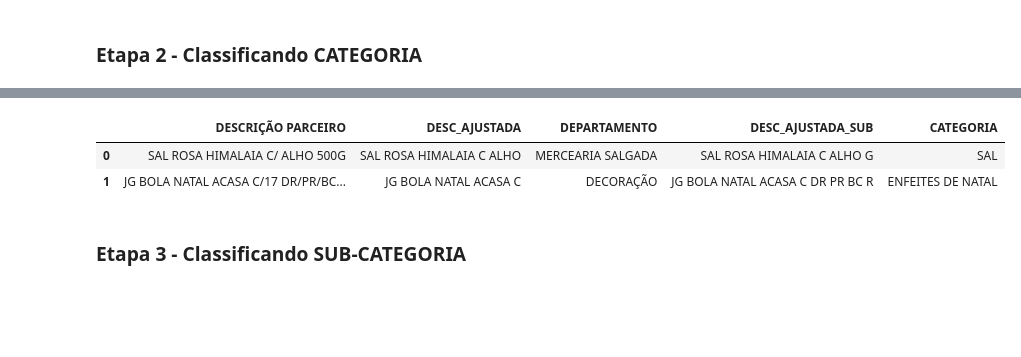
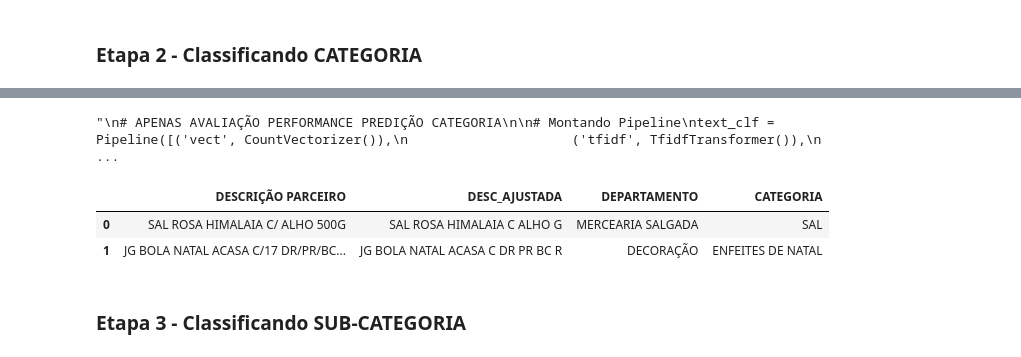
Before and after one commit to diasctiago/dotz, a Jupyter notebook: modelo_td.ipynb, the cells around one changed output, grey strips where cells are left out. Cells and saved outputs as stored; diff of their text form; code cells hidden in the pictures; blank space fills up the shorter version.

```diff
--- a/modelo_td.ipynb
+++ b/modelo_td.ipynb
@@ -237,0 +296,27 @@ print(metrics.classification_report(y_test2, predicted2))
+# %%
+#Criando a nova para classificar CATEGORIA
+base = df
+
+# Selecionando apenas o item a ser classificado e o target do DF principal
+base_data = base['DEPARTAMENTO'] + ' ' + base['DESC_AJUSTADA']
+base_target = base['CATEGORIA']
+
+#cvt = CountVectorizer(ngram_range=ngram_range, strip_accents=strip_accents, stop_words=stop_words)
+#tfi = TfidfTransformer(use_idf=use_idf)
+smt = SMOTE(qtd_cat, k_neighbors=2)
+#clf = LinearSVC(penalty=penalty, dual=dual, multi_class=multi_class, tol=tol, loss=loss, max_iter=max_iter)
+
+pipeline = Pipeline([('cvt', cvt), ('tfi', tfi)])
+base_vetor = pipeline.fit_transform(base_data)
+x_smote, y_smote = smt.fit_resample(base_vetor, base_target)
+
+# Dividindo dataset em treino e teste
+x_train, x_test, y_train, y_test = train_test_split(x_smote, y_smote, test_size=test_size, random_state=random_state)
+
+clf.fit(x_train, y_train)
+
+# Avaliando a performance com predição
+predicted = clf.predict(x_test)
+
+print('\n###Indicadores Classificação###\n')
+print(metrics.classification_report(y_test, predicted))
@@ -238,23 +341,52 @@ print(metrics.classification_report(y_test2, predicted2))
+# %%
+'''
+# APENAS AVALIAÇÃO PERFORMANCE PREDIÇÃO CATEGORIA
+
+# Montando Pipeline
+text_clf = Pipeline([('vect', CountVectorizer()),
+                     ('tfidf', TfidfTransformer()),
+                     ('clf', PassiveAggressiveClassifier()) ])
+text_clf = text_clf.fit(x_train, y_train)
+
+# Valindando performance
+predicted = text_clf.predict(x_test)
+print('Performance com os paramentros default\n', np.mean(predicted == y_test))
+
+# Melhores paramentros
+parameters = {'vect__ngram_range': [(1, 2), (1, 3)],
+              'vect__strip_accents': ('unicode', 'ascii'),
+              'tfidf__use_idf': (True, False),
+              'clf__tol': (0.01, 0.001),
+              'clf__max_iter': (2000, 3000), }
+
+gs_clf = GridSearchCV(text_clf, parameters, n_jobs=-1)
+gs_clf = gs_clf.fit(x_train, y_train)
+
+print('Melhor score\n', gs_clf.best_score_)
+print('Melhores parametros')
+pprint.pprint(gs_clf.best_params_)
+'''
+# %% [output]
+"\n# APENAS AVALIAÇÃO PERFORMANCE PREDIÇÃO CATEGORIA\n\n# Montando Pipeline\ntext_clf = Pipeline([('vect', CountVectorizer()),\n                     ('tfidf', TfidfTransformer()),\n                    ...
 # %%
 # Predição em novos dados utilizando o df_dep
-base_novos2 = df_dep['DEPARTAMENTO']+' '+ df_dep['DESC_AJUSTADA']
+base_novos = df_dep['DEPARTAMENTO'] + ' ' + df_dep['DESC_AJUSTADA']
 
-# Tranformando descrição em vetor
-vetor_n2 = vetor2.transform(base_novos2)
+base_novos = pipeline.transform(base_novos)
 
 #Previsão dos novos dados
-predicted_novos2 = clf2.predict(vetor_n2)
+predicted_novos = clf.predict(base_novos)
 
 # Adicionando a coluna no novo DF
 df_cat = df_dep
-df_cat['CATEGORIA'] = predicted_novos2
-df_cat['DESC_AJUSTADA_SUB'] = df_dep['DESC_AJUSTADA_SUB']
+df_cat['CATEGORIA'] = predicted_novos
+#df_cat['DESC_AJUSTADA_SUB'] = df_dep['DESC_AJUSTADA_SUB']
 
 # Novos Dados de teste incluindo o departamento
 df_cat.head(2)
 # %% [output]
-|  | DESCRIÇÃO PARCEIRO | DESC_AJUSTADA | DEPARTAMENTO | DESC_AJUSTADA_SUB | CATEGORIA |
-| 0 | SAL ROSA HIMALAIA C/ ALHO 500G | SAL ROSA HIMALAIA C ALHO | MERCEARIA SALGADA | SAL ROSA HIMALAIA C ALHO G | SAL |
-| 1 | JG BOLA NATAL ACASA C/17 DR/PR/BC... | JG BOLA NATAL ACASA C | DECORAÇÃO | JG BOLA NATAL ACASA C DR PR BC R | ENFEITES DE NATAL |
+|  | DESCRIÇÃO PARCEIRO | DESC_AJUSTADA | DEPARTAMENTO | CATEGORIA |
+| 0 | SAL ROSA HIMALAIA C/ ALHO 500G | SAL ROSA HIMALAIA C ALHO G | MERCEARIA SALGADA | SAL |
+| 1 | JG BOLA NATAL ACASA C/17 DR/PR/BC... | JG BOLA NATAL ACASA C DR PR BC R | DECORAÇÃO | ENFEITES DE NATAL |
 # %% [markdown]
 ### Etapa 3 - Classificando SUB-CATEGORIA
```
Also changed, not shown: parts of 35 cells of this notebook.
